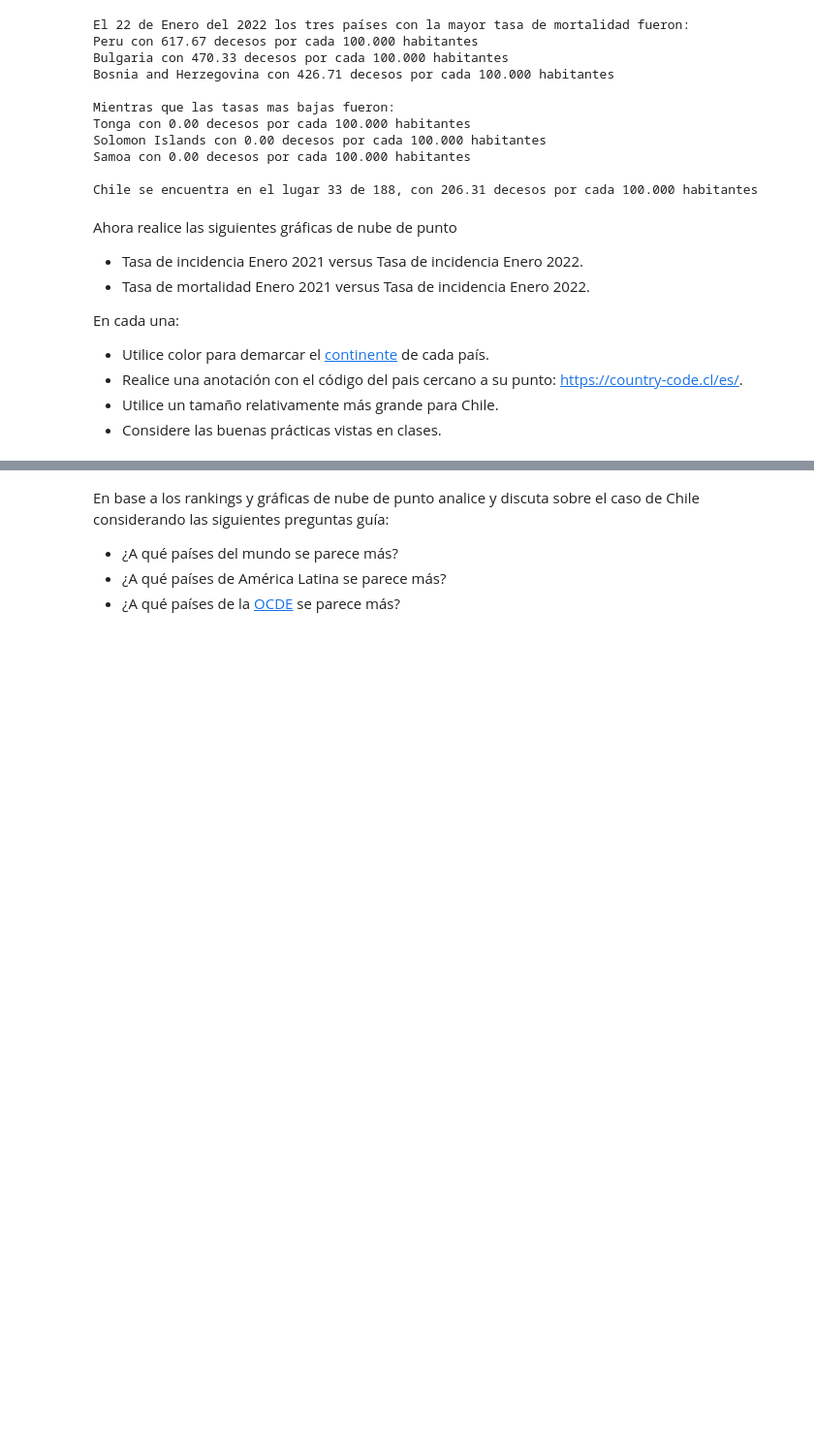
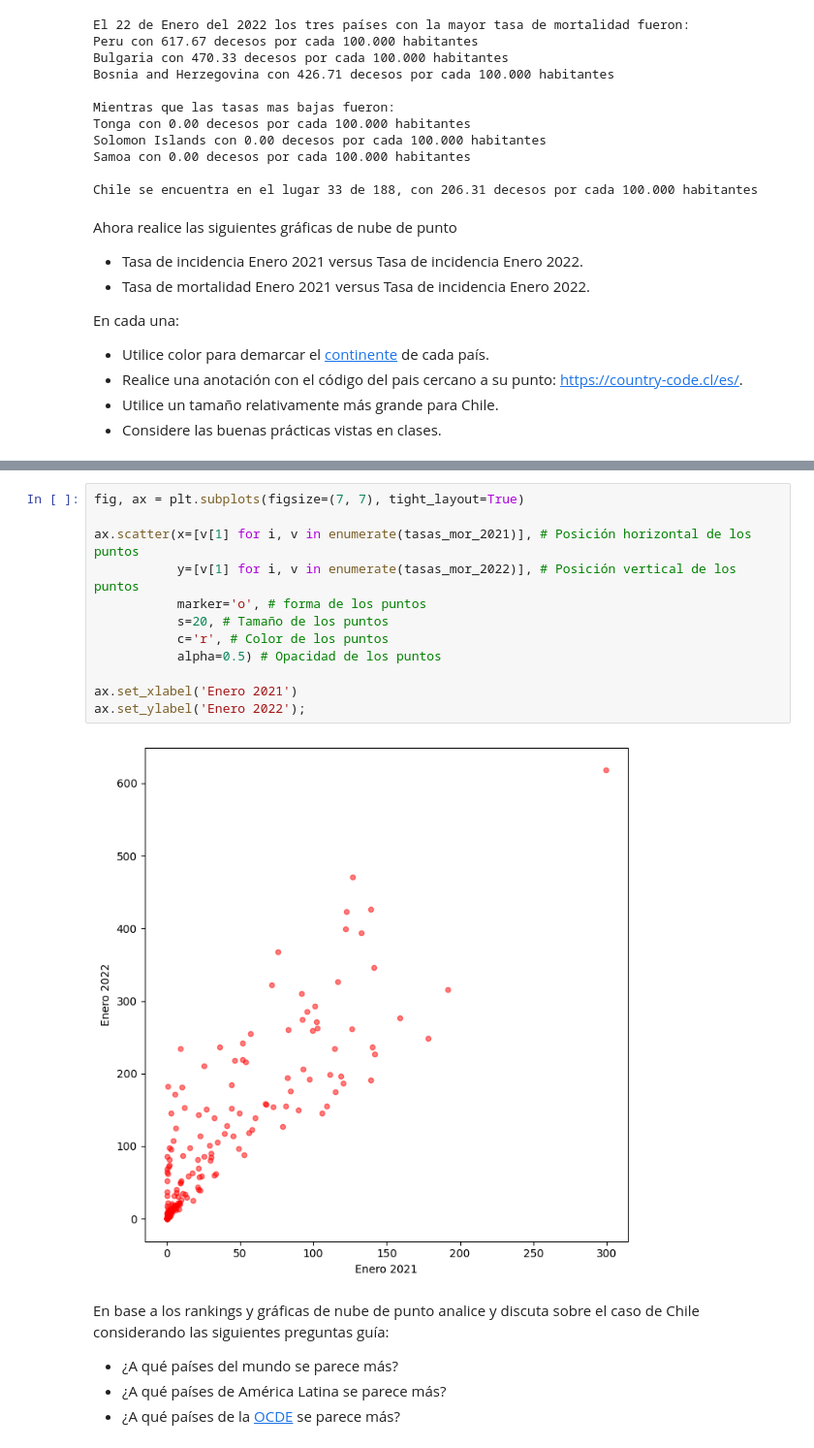
Before and after one commit to phuijse-classroom/info147-tarea-unidad1-los_pitones, a Jupyter notebook: enunciado.ipynb, the cells around one changed output, grey strips where cells are left out. Shown: that part at 97% size. Saved outputs shown, nothing was run; the diff lists cells and outputs as text; blank space fills up the shorter version.

```diff
--- a/enunciado.ipynb
+++ b/enunciado.ipynb
@@ -494,3 +524,17 @@ En cada una:
+# %%
+fig, ax = plt.subplots(figsize=(7, 7), tight_layout=True)
+
+ax.scatter(x=[v[1] for i, v in enumerate(tasas_mor_2021)], # Posición horizontal de los puntos
+           y=[v[1] for i, v in enumerate(tasas_mor_2022)], # Posición vertical de los puntos
+           marker='o', # forma de los puntos
+           s=20, # Tamaño de los puntos
+           c='r', # Color de los puntos
+           alpha=0.5) # Opacidad de los puntos
+
+ax.set_xlabel('Enero 2021')
+ax.set_ylabel('Enero 2022');
+# %% [output]
+[figure, added]
 # %% [markdown]
 En base a los rankings y gráficas de nube de punto analice y discuta sobre el caso de Chile considerando las siguientes preguntas guía:
 
```
Also changed, not shown: parts of 4 cells of this notebook.
